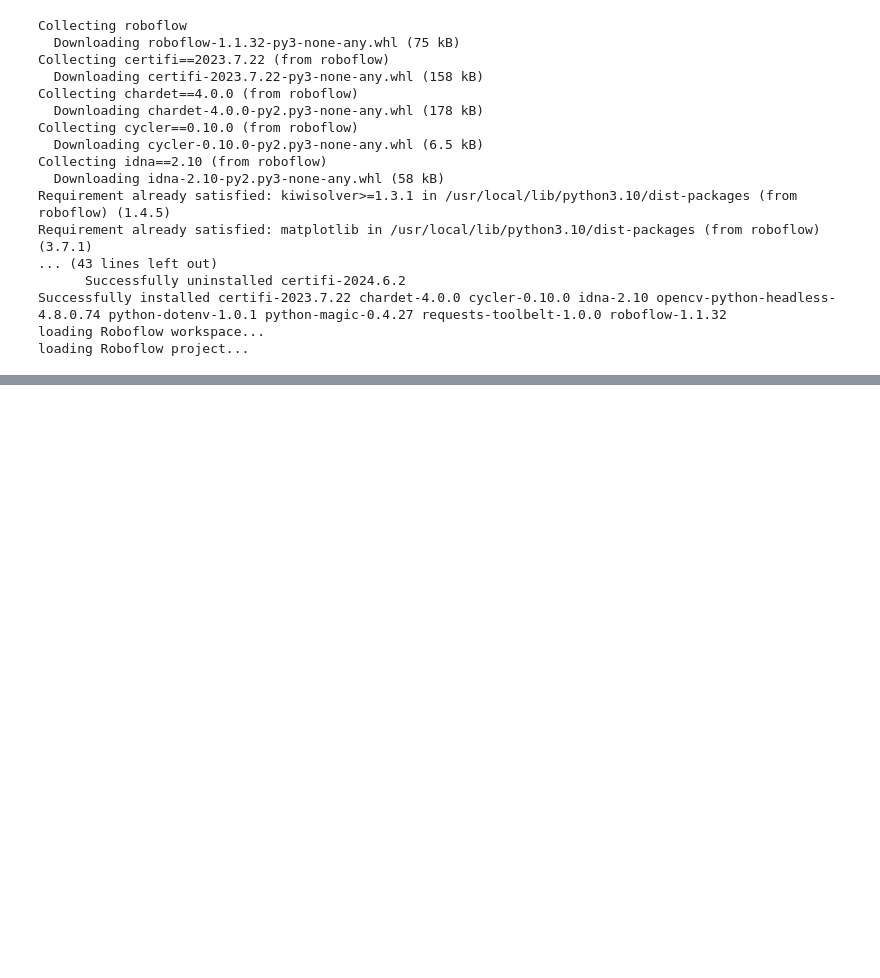
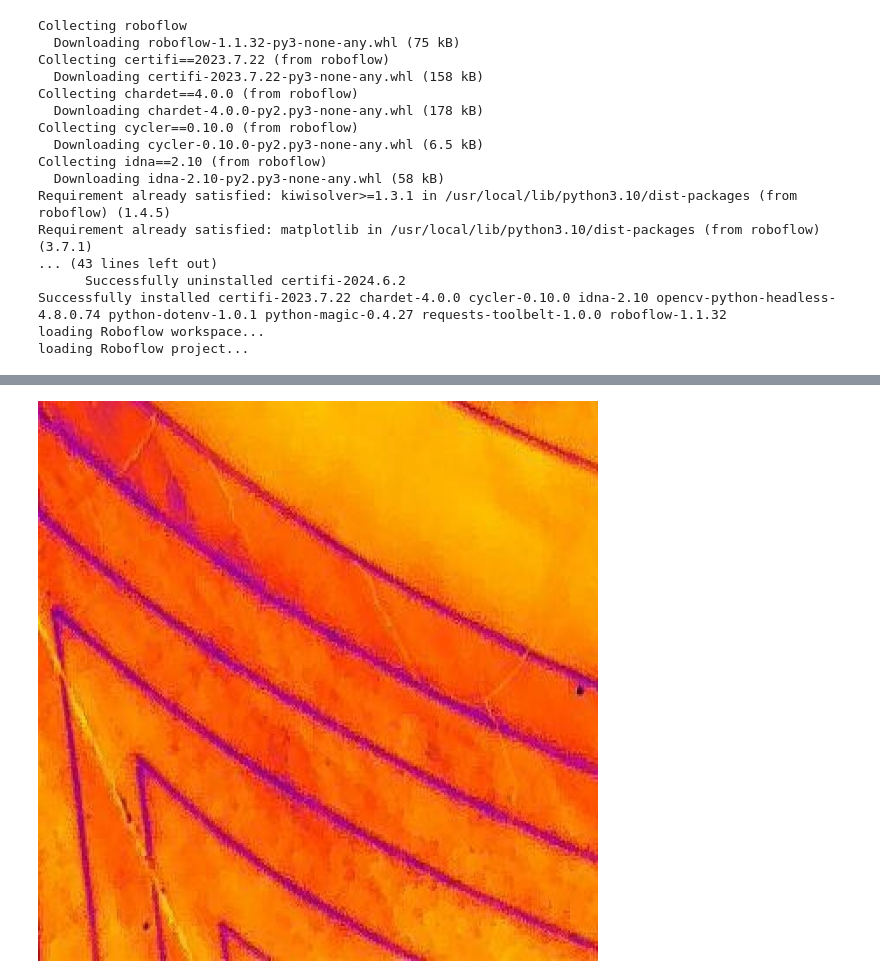
Before and after one commit to bechir23/PVdetection, a Jupyter notebook: ThermalCapture.ipynb, the cells around one changed output, grey strips where cells are left out. Cells and saved outputs as stored; diff of their text form; code cells hidden in the pictures; blank space fills up the shorter version.

```diff
--- a/ThermalCapture.ipynb
+++ b/ThermalCapture.ipynb
@@ -83,0 +164,4 @@ Overriding model.yaml nc=80 with nc=5
+# %%
+Image('/content/runs/detect/predict3/DJI_20220217143101_0056_T_JPG_jpg.rf.2f317eb82f28a7ab4a2d00131e7e93ae.jpg')
+# %% [output]
+[figure, added]
```
Also changed, not shown: parts of 19 cells of this notebook.
